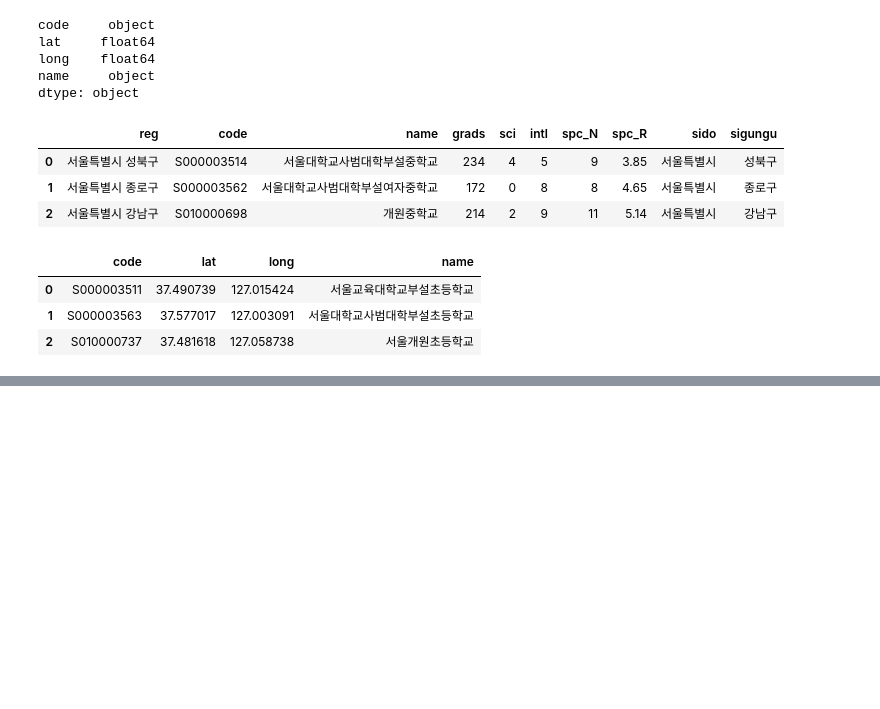
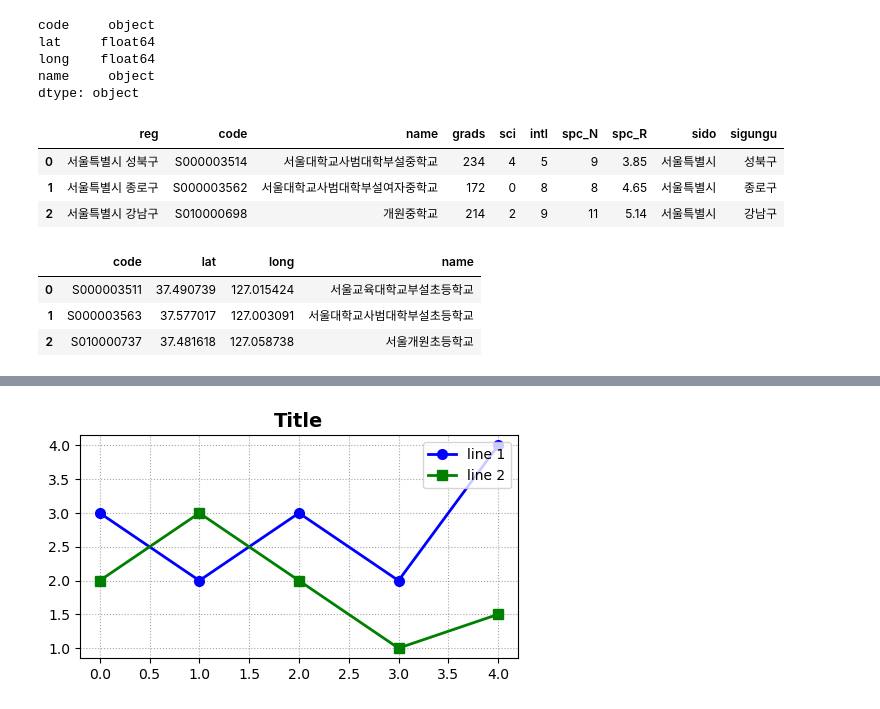
Before and after one commit to Silvercastle/HDAT, a Jupyter notebook: BSJ/현대엔지비_데이터분석/JupyterNotebook/python data day1.ipynb, the cells around one changed output, grey strips where cells are left out. Drawn from its saved outputs; the diff is of its cells as text; code cells hidden in the pictures; blank space fills up the shorter version.

```diff
--- a/BSJ/현대엔지비_데이터분석/JupyterNotebook/python data day1.ipynb
+++ b/BSJ/현대엔지비_데이터분석/JupyterNotebook/python data day1.ipynb
@@ -869,0 +1077,23 @@ total_df.to_excel( r'학군연습.xlsx', index=False )
+# %%
+#ChatGPT
+# Setting up the figure size
+plt.figure(figsize=(5, 3))
+
+# Adding a title and grid to the plot
+plt.title('Title', fontsize=14, fontweight='bold')
+plt.grid(True, which='both', linestyle=':', color='gray', alpha=0.7)
+
+# Plotting the data for two lines with labels and enhancing the visuals
+plt.plot([3, 2, 3, 2, 4], label='line 1', linewidth=2, marker='o', markersize=7, color='b')
+plt.plot([2, 3, 2, 1, 1.5], label='line 2', linewidth=2, marker='s', markersize=7, color='g')
+
+# Customizing the legend
+plt.legend(loc='upper right', fontsize=10)
+
+# Adjusting layout to prevent clipping
+plt.tight_layout()
+
+# Displaying the enhanced plot
+plt.show()
+# %% [output]
+[figure, added]
```
Also changed, not shown: parts of 57 cells of this notebook, 46 other files.
